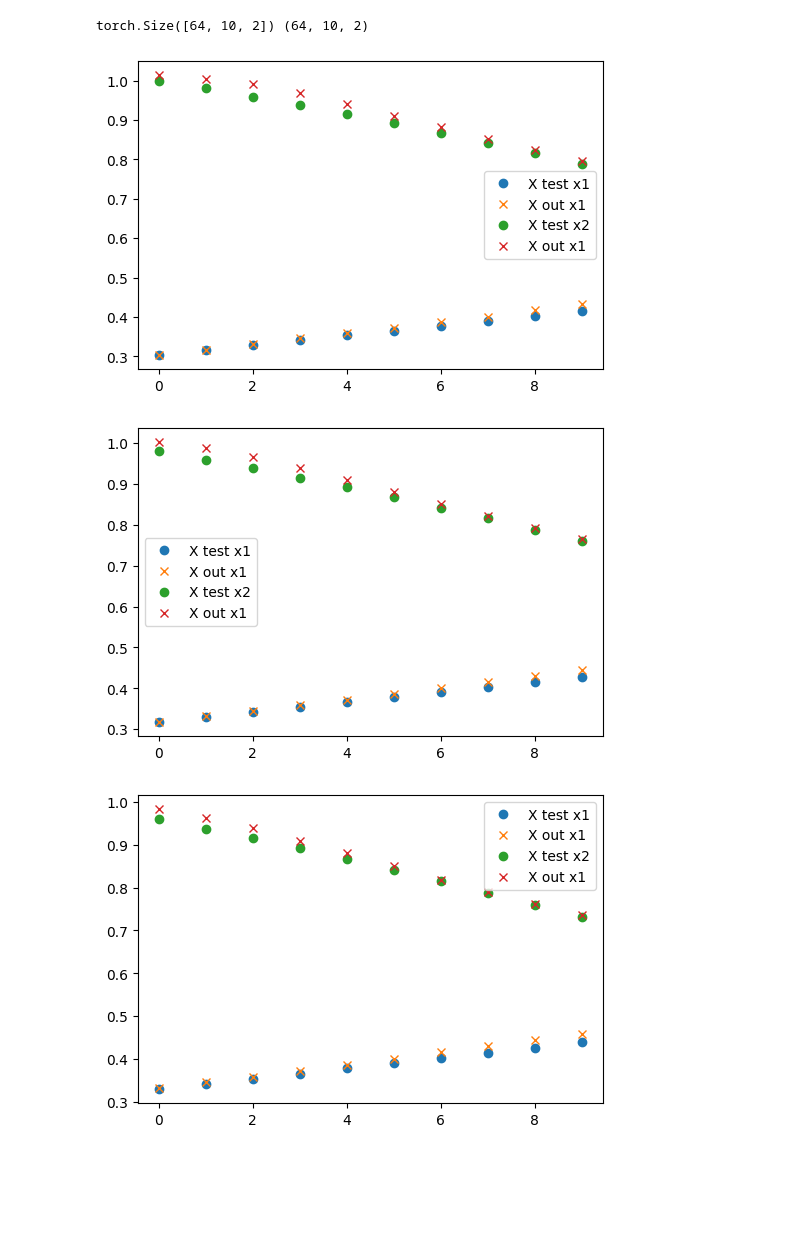
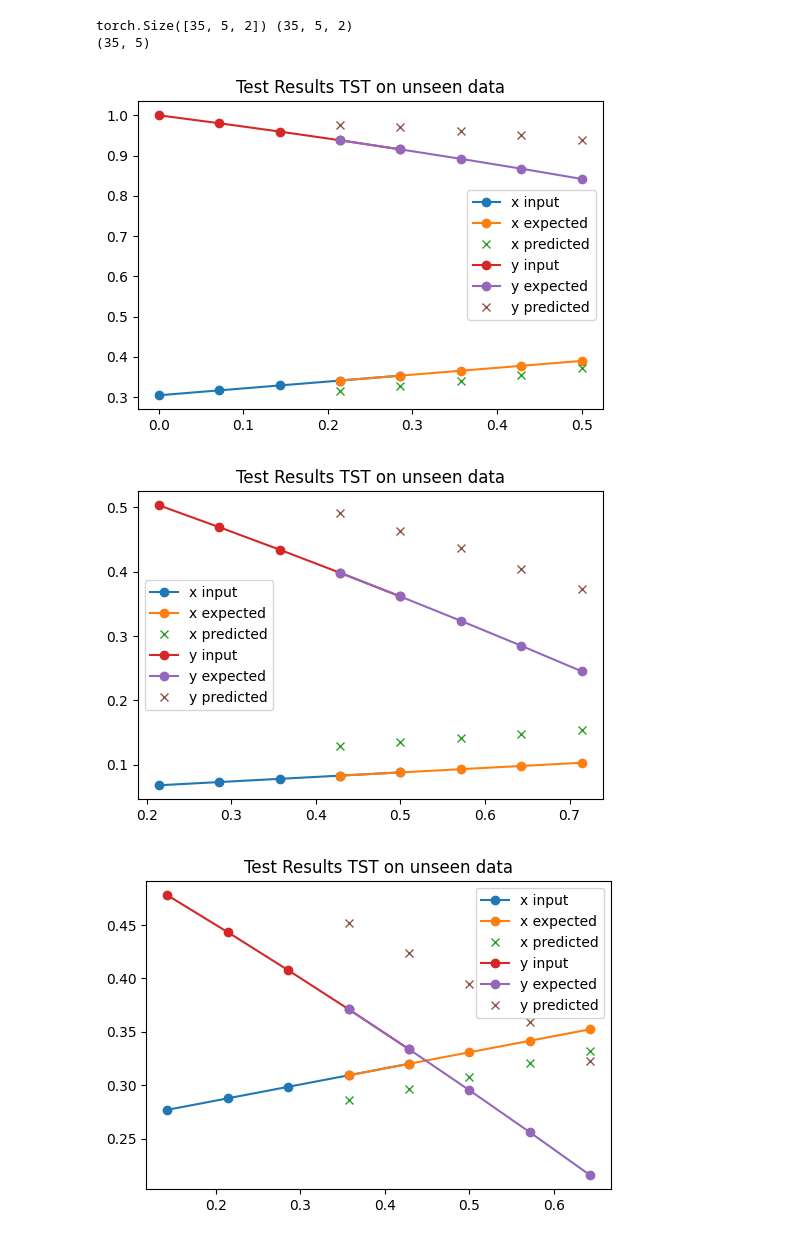
Before and after one commit to s-hallsworth/Transformer_Formulation, a Jupyter notebook: Case_Study_1/trained_transformer/track_toy_tnn.ipynb, the cells around one changed output. Cells and saved outputs as stored; diff of their text form; code cells hidden in the pictures; blank space fills up the shorter version.

```diff
--- a/Case_Study_1/trained_transformer/track_toy_tnn.ipynb
+++ b/Case_Study_1/trained_transformer/track_toy_tnn.ipynb
@@ -13,6 +13,9 @@ names = ['time', 'x1' , 'x2','obs_num']
 df = pd.read_csv(path,sep=',', header=0, names=names,index_col=False)
 print(df.head())
 print(df.shape)
+
+obs = max(df['obs_num'])
+print("Number of different trajectory functions",int(obs))
 # %% [output]
        time        x1          x2  obs_num
 0  0.000000  0.000000    0.000000      1.0
@@ -266,24 +277,30 @@ Test MSE Loss: 0.0209
 torch.save(model.state_dict(), model_path)
 # %%
 outputs = np.array(outputs)
-print(X_test.shape, outputs.shape)
+print(y_test.shape, outputs.shape)
+print(y_test_times.shape)
 # %% [output]
-torch.Size([64, 10, 2]) (64, 10, 2)
+torch.Size([35, 5, 2]) (35, 5, 2)
+(35, 5)
 # %%
 # display test results
 import matplotlib.pyplot as plt
-for i in [0, 1, 2]:
+for i in [0, 10, 30]:
 
     plt.figure(i, figsize=(6, 4))
-    plt.plot(X_test[i,:,0], "o", label='X test x1')
-    plt.plot(outputs[i,:,0] , "x", label='X out x1')
-    plt.plot(X_test[i,:,1], "o", label='X test x2')
-    plt.plot(outputs[i,:,1] , "x", label='X out x1')
+    plt.plot(X_test_times[i,:], X_test[i,:,0], "-o", label='x input')
+    plt.plot(y_test_times[i,:], y_test[i,:,0], "-o", label='x expected')
+    plt.plot(y_test_times[i,:], outputs[i,:,0] , "x", label='x predicted')
+
+    plt.plot(X_test_times[i,:], X_test[i,:,1], "-o", label='y input')
+    plt.plot(y_test_times[i,:],y_test[i,:,1], "-o", label='y expected')
+    plt.plot(y_test_times[i,:],outputs[i,:,1] , "x", label='y predicted')
+    plt.title(f"Test Results TST on unseen data")
     plt.legend()
 # %% [output]
-[figure, old version]
+[figure, new version]
-[figure, old version]
+[figure, new version]
-[figure, old version]
+[figure, new version]
 # %%
 from torchinfo import summary
 
```
Also changed, not shown: parts of 8 cells of this notebook.
